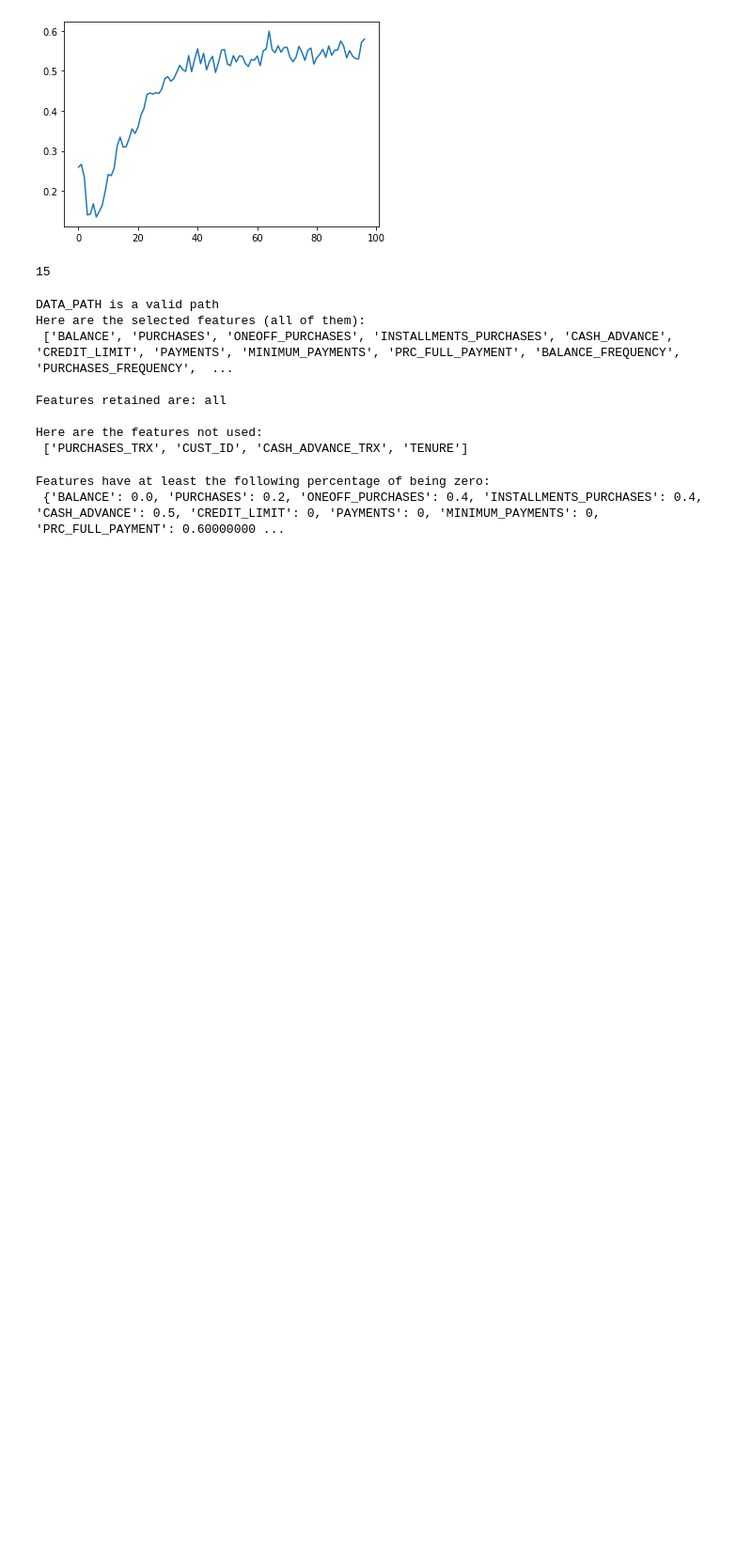
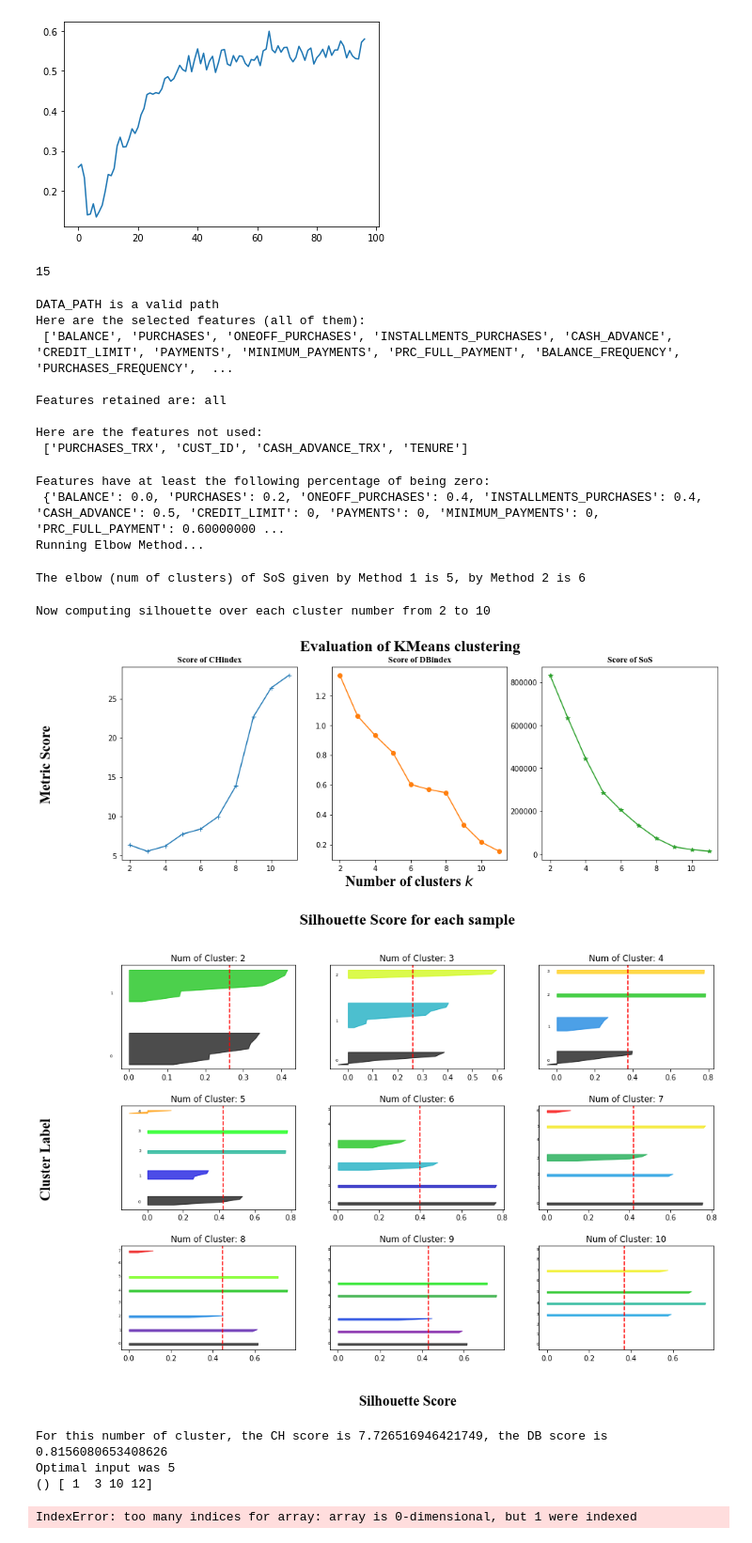
Before and after one commit to Addieduncan/customer-segmentation-project, a Jupyter notebook: inspect_data.ipynb, the cells around one changed output. Shown: that part at 94% size. Saved outputs shown, nothing was run; the diff lists cells and outputs as text; code cells hidden in the pictures; blank space fills up the shorter version.

Commit message:
transpose problem is now available! And avg silh score

```diff
--- a/inspect_data.ipynb
+++ b/inspect_data.ipynb
@@ -697,15 +697,28 @@ Here are the features not used:
 # %%
 data_quant, percent_zero = data_quantization(data_kept)
 print('Features have at least the following percentage of being zero:\n', percent_zero)
 X_clean = data_quant.values.astype(np.float64)
+X_transpose = X_clean.transpose()
+optimal_cluster = np.arange(2,12)
 
-optimal_num = 9
-if METHOD == 'KMeans':
-    cluster = KMeans(n_clusters=int(optimal_num), random_state=0).fit(X_clean)
-    cluster_labels = cluster.labels_
-elif METHOD == 'GM':
-    cluster = GaussianMixture(n_components=int(optimal_num), random_state=0).fit(X_clean)
-    cluster_labels = cluster.labels_
+elbow_method(X_transpose, optimal_cluster, method='KMeans')
+# for optimal_num in optimal_cluster:
+#     if METHOD == 'KMeans':
+#         cluster = KMeans(n_clusters=int(optimal_num), random_state=0).fit(X_clean)
+#         cluster_labels = cluster.labels_
+#
+#     elif METHOD == 'GM':
+#         cluster = GaussianMixture(n_components=int(optimal_num), random_state=0).fit(X_clean)
+#         cluster_labels = cluster.labels_
 # %% [output]
 Features have at least the following percentage of being zero:
  {'BALANCE': 0.0, 'PURCHASES': 0.2, 'ONEOFF_PURCHASES': 0.4, 'INSTALLMENTS_PURCHASES': 0.4, 'CASH_ADVANCE': 0.5, 'CREDIT_LIMIT': 0, 'PAYMENTS': 0, 'MINIMUM_PAYMENTS': 0, 'PRC_FULL_PAYMENT': 0.60000000 ...
+Running Elbow Method...
+The elbow (num of clusters) of SoS given by Method 1 is 5, by Method 2 is 6
+Now computing silhouette over each cluster number from 2 to 10
+[figure, added]
+[figure, added]
+For this number of cluster, the CH score is 7.726516946421749, the DB score is 0.8156080653408626
+Optimal input was 5
+() [ 1  3 10 12]
+IndexError: too many indices for array: array is 0-dimensional, but 1 were indexed
```
Also changed, not shown: parts of 13 cells of this notebook, 2 other files.
